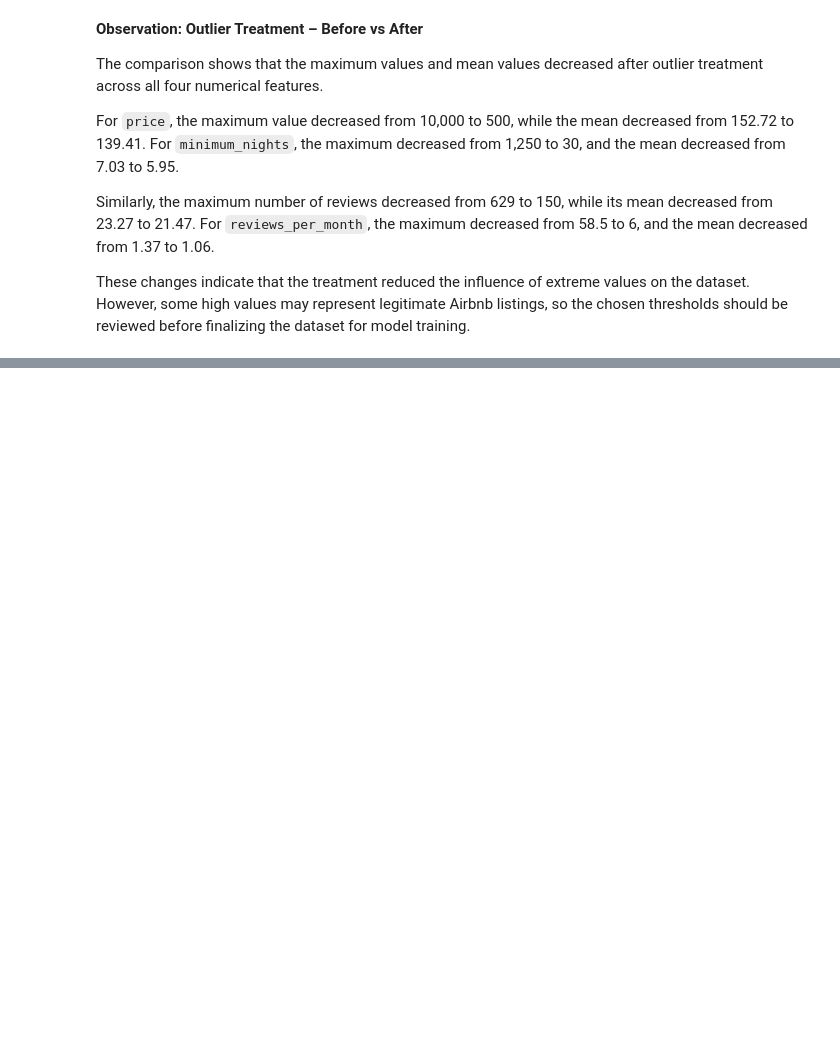
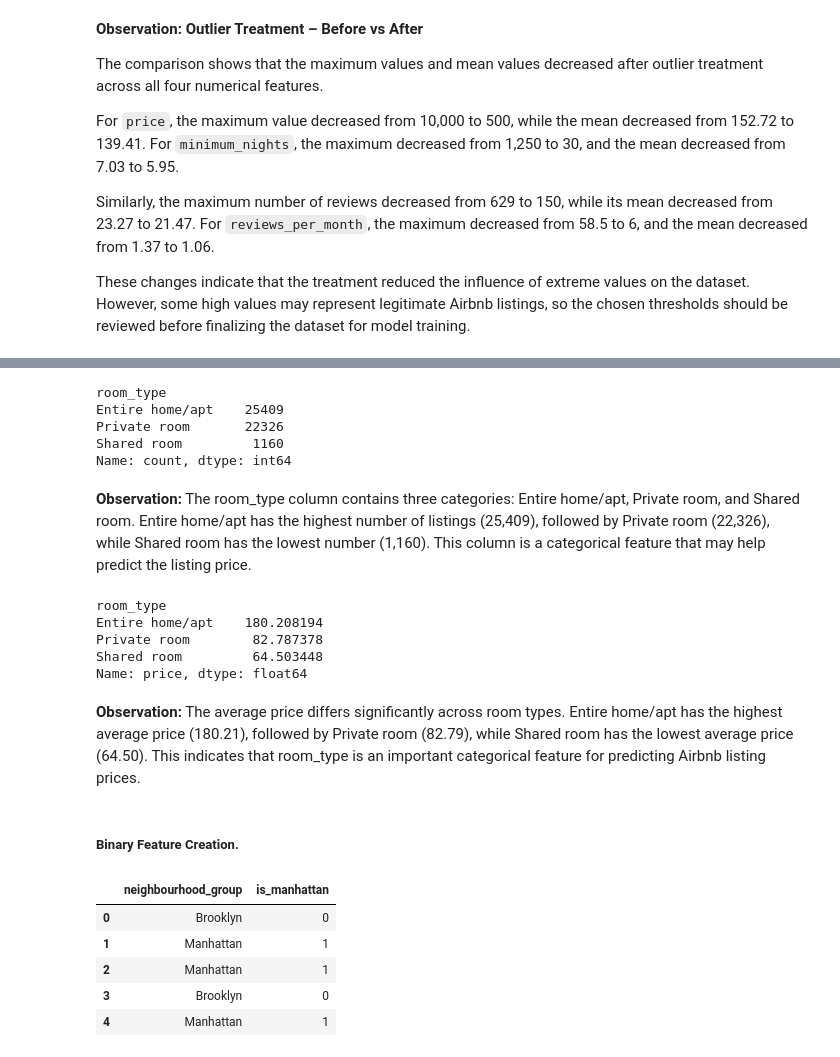
Before and after one commit to samaaali76/Task1-machine-learning, a Jupyter notebook: Notebook.ipynb, the cells around one changed output, grey strips where cells are left out. Cells and saved outputs as stored; diff of their text form; code cells hidden in the pictures; blank space fills up the shorter version.

```diff
--- a/Notebook.ipynb
+++ b/Notebook.ipynb
@@ -1031,0 +1119,37 @@ These changes indicate that the treatment reduced the influence of extreme value
+# %%
+df_clean['room_type'].value_counts()
+# %% [output]
+room_type
+Entire home/apt    25409
+Private room       22326
+Shared room         1160
+Name: count, dtype: int64
+# %% [markdown]
+**Observation:**
+The room_type column contains three categories: Entire home/apt, Private room, and Shared room. Entire home/apt has the highest number of listings (25,409), followed by Private room (22,326), while Shared room has the lowest number (1,160). This column is a categorical feature that may help predict the listing price.
+# %%
+df_clean.groupby('room_type')['price'].mean()
+# %% [output]
+room_type
+Entire home/apt    180.208194
+Private room        82.787378
+Shared room         64.503448
+Name: price, dtype: float64
+# %% [markdown]
+**Observation:**
+The average price differs significantly across room types. Entire home/apt has the highest average price (180.21), followed by Private room (82.79), while Shared room has the lowest average price (64.50). This indicates that room_type is an important categorical feature for predicting Airbnb listing prices.
+# %% [markdown]
+##### Binary Feature Creation.
+# %%
+df_clean['is_manhattan'] = (
+    df_clean['neighbourhood_group'] == 'Manhattan'
+).astype(int)
+
+df_clean[['neighbourhood_group', 'is_manhattan']].head()
+# %% [output]
+|  | neighbourhood_group | is_manhattan |
+| 0 | Brooklyn | 0 |
+| 1 | Manhattan | 1 |
+| 2 | Manhattan | 1 |
+| 3 | Brooklyn | 0 |
+| 4 | Manhattan | 1 |
```
Also changed, not shown: parts of 21 cells of this notebook.
